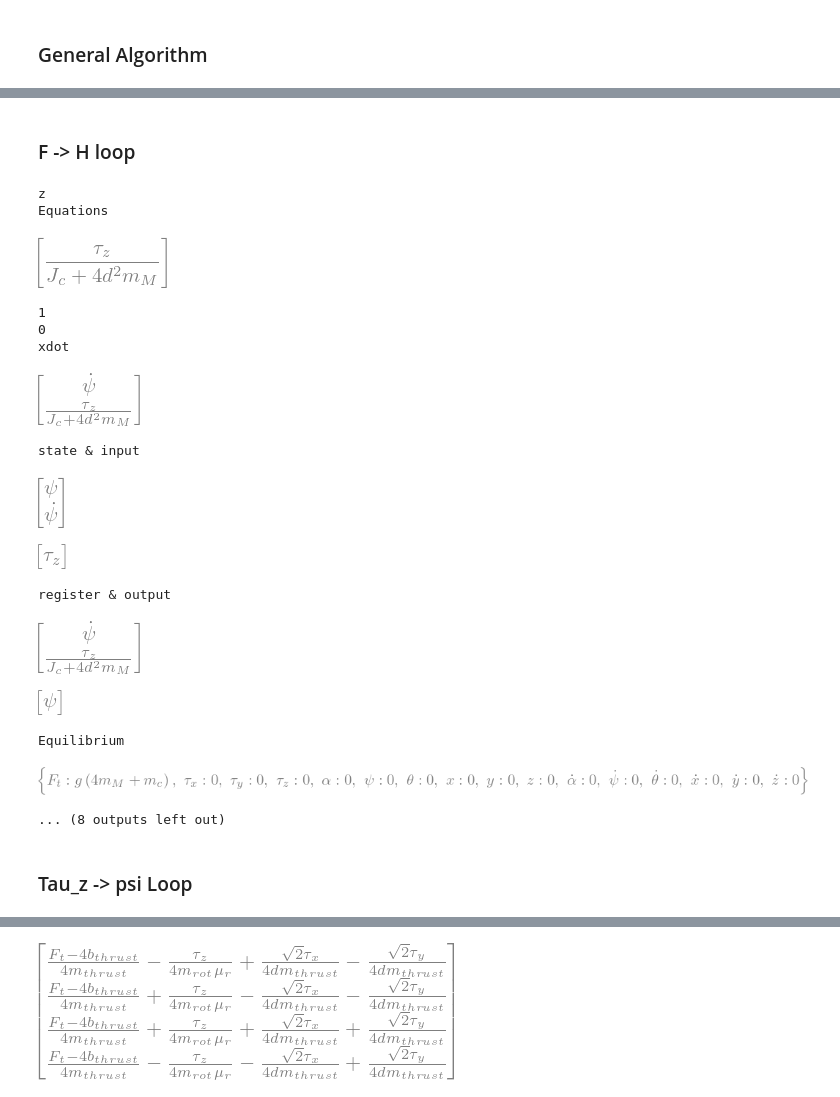
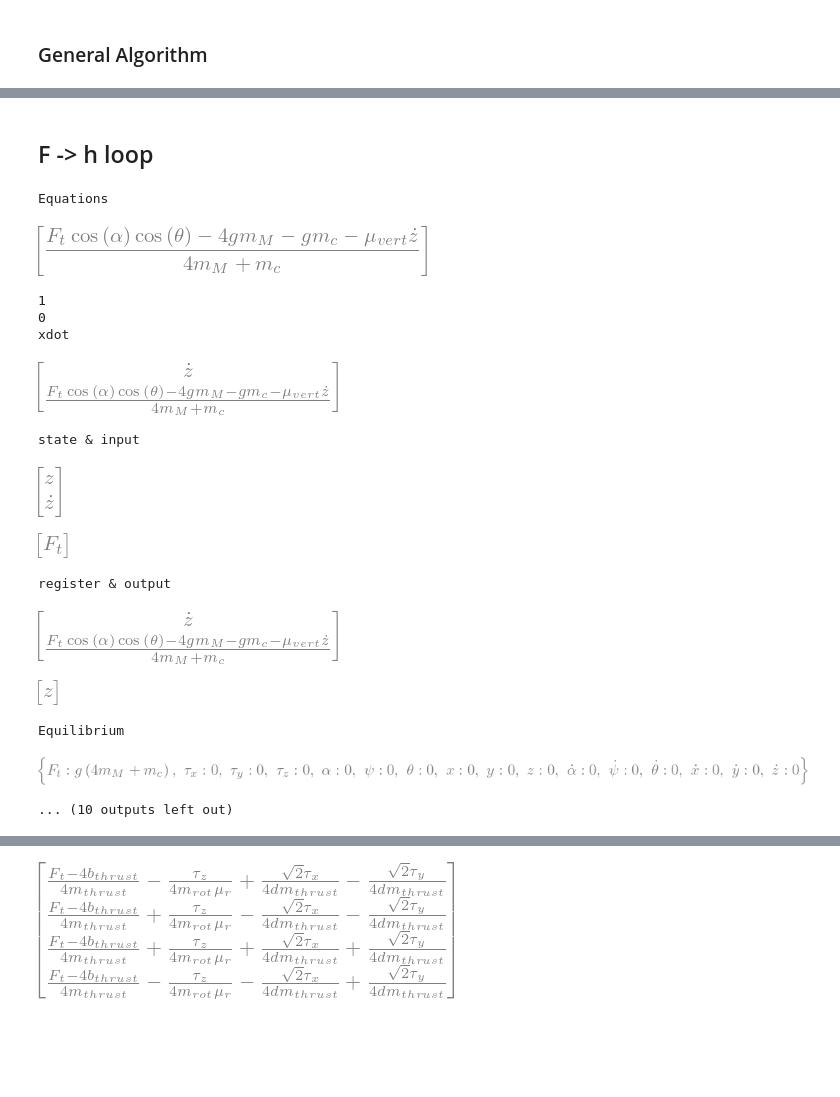
Before and after one commit to WillUoC/Controls-Final, a Jupyter notebook: Drone/derivations/scratch.ipynb, the cells around one changed output, grey strips where cells are left out. Drawn from its saved outputs; the diff is of its cells as text; code cells hidden in the pictures; blank space fills up the shorter version.

Commit message:
Added transfer functions and cleaned up code

```diff
--- a/Drone/derivations/scratch.ipynb
+++ b/Drone/derivations/scratch.ipynb
@@ -19,6 +19,7 @@ xdot, ydot, zdot, alphadot, thetadot, psidot = sym.diff(sym.Matrix([x, y, z, alp
 mc, m1, m2, m3, m4, mm, d = sym.symbols("m_c, m_1, m_2, m_3, m_4, m_M, d")
 Jc = sym.symbols('J_c')
 g = sym.symbols("g")
+s = sym.symbols('s')
 
 m1 = mm
 m2 = mm
@@ -352,51 +613,51 @@ def linearize_space(eqns, x, y, u, equil):
 # %% [markdown]
-### F -> H loop
+## F -> h loop
 # %%
 X = sym.Matrix([
-    [psi],
-    [psidot]
+    [z],
+    [zdot]
+    ])
+
+Y = sym.Matrix([
+    [z]
+    ])
+
+U = sym.Matrix([
+    [Ft]
 ])
 
-Y = sym.Matrix([
-    [psi]
-])
-
-U = sym.Matrix([
-    [tau_z]
-])
-
-X_eq = (0, 0,)
-U_eq = (g*mc,)
-print(type(z))
 equilibrium = {x: 0, y: 0, z: 0, xdot: 0, ydot: 0, zdot: 0, theta: 0, alpha: 0, psi: 0, thetadot: 0, alphadot: 0, psidot: 0, Ft: g*(mc + 4*mm), tau_x: 0, tau_y: 0, tau_z: 0}
 
-A, B, C, D = linearize_space([eqns[5]], X, Y, U, equilibrium)
+A, B, C, D = linearize_space([eqns[2]], X, Y, U, equilibrium)
 
 print("Linearized Matrices")
 print("A")
 display(sym.simplify(A))
 print("B")
 display(sym.simplify(B))
 print("C")
 display(sym.simplify(C))
 print("D")
 display(sym.simplify(D))
+
+I = sym.eye(2)
+
+H = C@(s*I-A).inv()@B + D
+print("Psi -> z Transfer Function")
+display(H)
 # %% [output]
-z
 Equations
-[figure, old version]
+[figure, new version]
 1
 0
 xdot
-[figure, old version]
+[figure, new version]
 state & input
-[figure, old version]
+[figure, new version]
-[figure, old version]
+[figure, new version]
 register & output
-[figure, old version]
+[figure, new version]
-[figure, old version]
+[figure, new version]
 Equilibrium
 [figure]
-... (8 outputs left out)
+... (10 outputs left out)
-# %% [markdown]
-### Tau_z -> psi Loop ####
```
Also changed, not shown: parts of 12 cells of this notebook, 2 other files.
